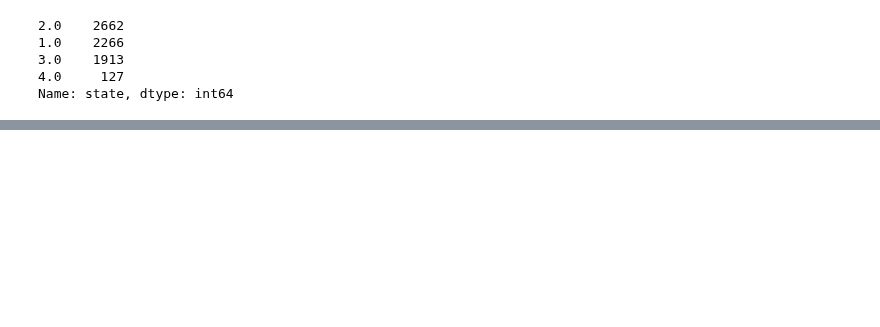
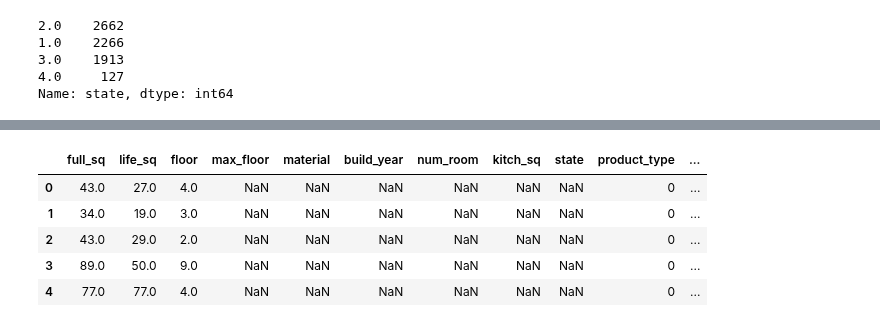
Before and after one commit to JCreeks/SyberbankHousingPrice, a Jupyter notebook: Initial_XGB.ipynb, the cells around one changed output, grey strips where cells are left out. Cells and saved outputs as stored; diff of their text form; code cells hidden in the pictures; blank space fills up the shorter version.

```diff
--- a/Initial_XGB.ipynb
+++ b/Initial_XGB.ipynb
@@ -109,0 +186,24 @@ Name: state, dtype: int64
+# %%
+xgb_params = {
+    'eta': 0.05,
+    'max_depth': 5,
+    'subsample': 0.7,
+    'colsample_bytree': 0.7,
+    'objective': 'reg:linear',
+    'eval_metric': 'rmse',
+    'silent': 1,
+    'booster' :'gbtree',
+    'tuneLength': 3,
+    'seed': 123
+}
+num_rounds=400
+
+X_fit, X_val, y_fit, y_val=train_test_split(X_train[:], y_train[:], test_size=0.2, random_state=123)
+xgfit = xgb.DMatrix(X_fit, label=y_fit)
+xgval = xgb.DMatrix(X_val, label=y_val)
+watchlist = [ (xgfit,'train'), (xgval, 'test') ]
+clfCV = xgb.train(xgb_params, xgfit, num_rounds)
+#clfCV = xgb.train(xgb_params, xgfit, num_rounds, watchlist, early_stopping_rounds=20)
+
+y_val_pred = clfCV.predict(xgval)
+RMSLE_(y_val,y_val_pred)
@@ -109,0 +284,9 @@ Name: state, dtype: int64
+# %%
+X_train.head()
+# %% [output]
+|  | full_sq | life_sq | floor | max_floor | material | build_year | num_room | kitch_sq | state | product_type | ... |
+| 0 | 43.0 | 27.0 | 4.0 | NaN | NaN | NaN | NaN | NaN | NaN | 0 | ... |
+| 1 | 34.0 | 19.0 | 3.0 | NaN | NaN | NaN | NaN | NaN | NaN | 0 | ... |
+| 2 | 43.0 | 29.0 | 2.0 | NaN | NaN | NaN | NaN | NaN | NaN | 0 | ... |
+| 3 | 89.0 | 50.0 | 9.0 | NaN | NaN | NaN | NaN | NaN | NaN | 0 | ... |
+| 4 | 77.0 | 77.0 | 4.0 | NaN | NaN | NaN | NaN | NaN | NaN | 0 | ... |
```
Also changed, not shown: parts of 10 cells of this notebook, 1 other file.
